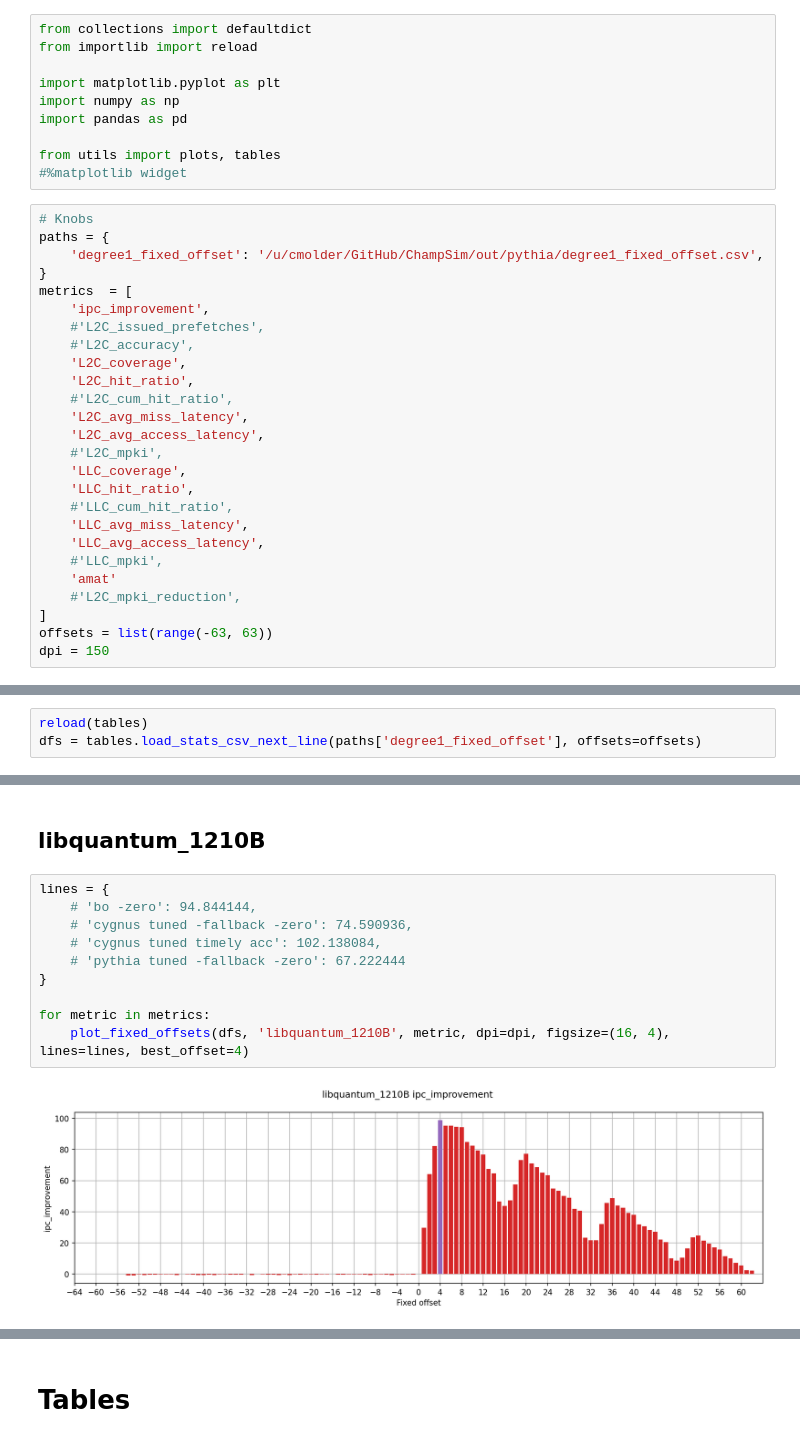
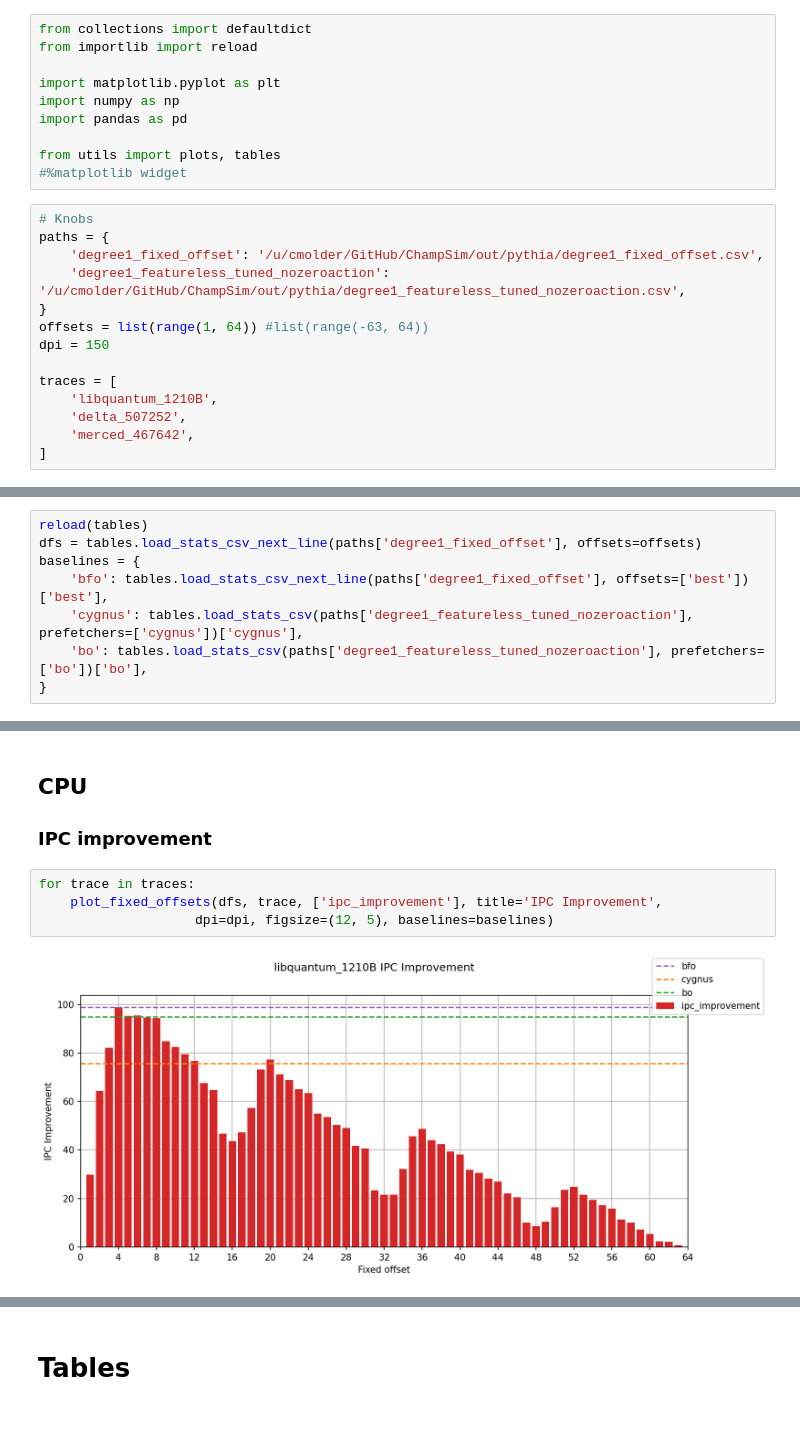
Before and after one commit to cmolder/pythia-analysis, a Jupyter notebook: fixed-offset.ipynb, the cells around one changed output, grey strips where cells are left out. Saved outputs shown, nothing was run; the diff lists cells and outputs as text.

```diff
--- a/fixed-offset.ipynb
+++ b/fixed-offset.ipynb
@@ -18,26 +18,14 @@ from utils import plots, tables
 # Knobs
 paths = {
     'degree1_fixed_offset': '/u/cmolder/GitHub/ChampSim/out/pythia/degree1_fixed_offset.csv',
+    'degree1_featureless_tuned_nozeroaction': '/u/cmolder/GitHub/ChampSim/out/pythia/degree1_featureless_tuned_nozeroaction.csv',
 }
-metrics  = [
-    'ipc_improvement',
-    #'L2C_issued_prefetches',
-    #'L2C_accuracy',
-    'L2C_coverage',
-    'L2C_hit_ratio',
-    #'L2C_cum_hit_ratio',
-    'L2C_avg_miss_latency',
-    'L2C_avg_access_latency',
-    #'L2C_mpki',
-    'LLC_coverage',
-    'LLC_hit_ratio',
-    #'LLC_cum_hit_ratio',
-    'LLC_avg_miss_latency',
-    'LLC_avg_access_latency',
-    #'LLC_mpki',
-    'amat'
-    #'L2C_mpki_reduction',
+offsets = list(range(1, 64)) #list(range(-63, 64))
+dpi = 150
+
+traces = [
+    'libquantum_1210B',
+    'delta_507252',
+    'merced_467642',
 ]
-offsets = list(range(-63, 63))
-dpi = 150
 # %% [markdown]
@@ -87,3 +83,8 @@ def plot_fixed_offsets(offsets_df, trace, metric, dpi=None, figsize=None, lines=
 # %%
 reload(tables)
 dfs = tables.load_stats_csv_next_line(paths['degree1_fixed_offset'], offsets=offsets)
+baselines = {
+    'bfo': tables.load_stats_csv_next_line(paths['degree1_fixed_offset'], offsets=['best'])['best'],
+    'cygnus': tables.load_stats_csv(paths['degree1_featureless_tuned_nozeroaction'], prefetchers=['cygnus'])['cygnus'],
+    'bo': tables.load_stats_csv(paths['degree1_featureless_tuned_nozeroaction'], prefetchers=['bo'])['bo'],
+}
@@ -112,14 +91,9 @@ for metric in metrics:
-# %% [markdown]
-## libquantum_1210B
+# %% [markdown]
+## CPU
+### IPC improvement
 # %%
-lines = {
-    # 'bo -zero': 94.844144,
-    # 'cygnus tuned -fallback -zero': 74.590936,
-    # 'cygnus tuned timely acc': 102.138084,
-    # 'pythia tuned -fallback -zero': 67.222444
-}
-
-for metric in metrics:
-    plot_fixed_offsets(dfs, 'libquantum_1210B', metric, dpi=dpi, figsize=(16, 4), lines=lines, best_offset=4)
+for trace in traces:
+    plot_fixed_offsets(dfs, trace, ['ipc_improvement'], title='IPC Improvement',
+                    dpi=dpi, figsize=(12, 5), baselines=baselines)
 # %% [output]
-[figure, old version]
+[figure, new version]
```
Also changed, not shown: parts of 38 cells of this notebook, 5 other files.
